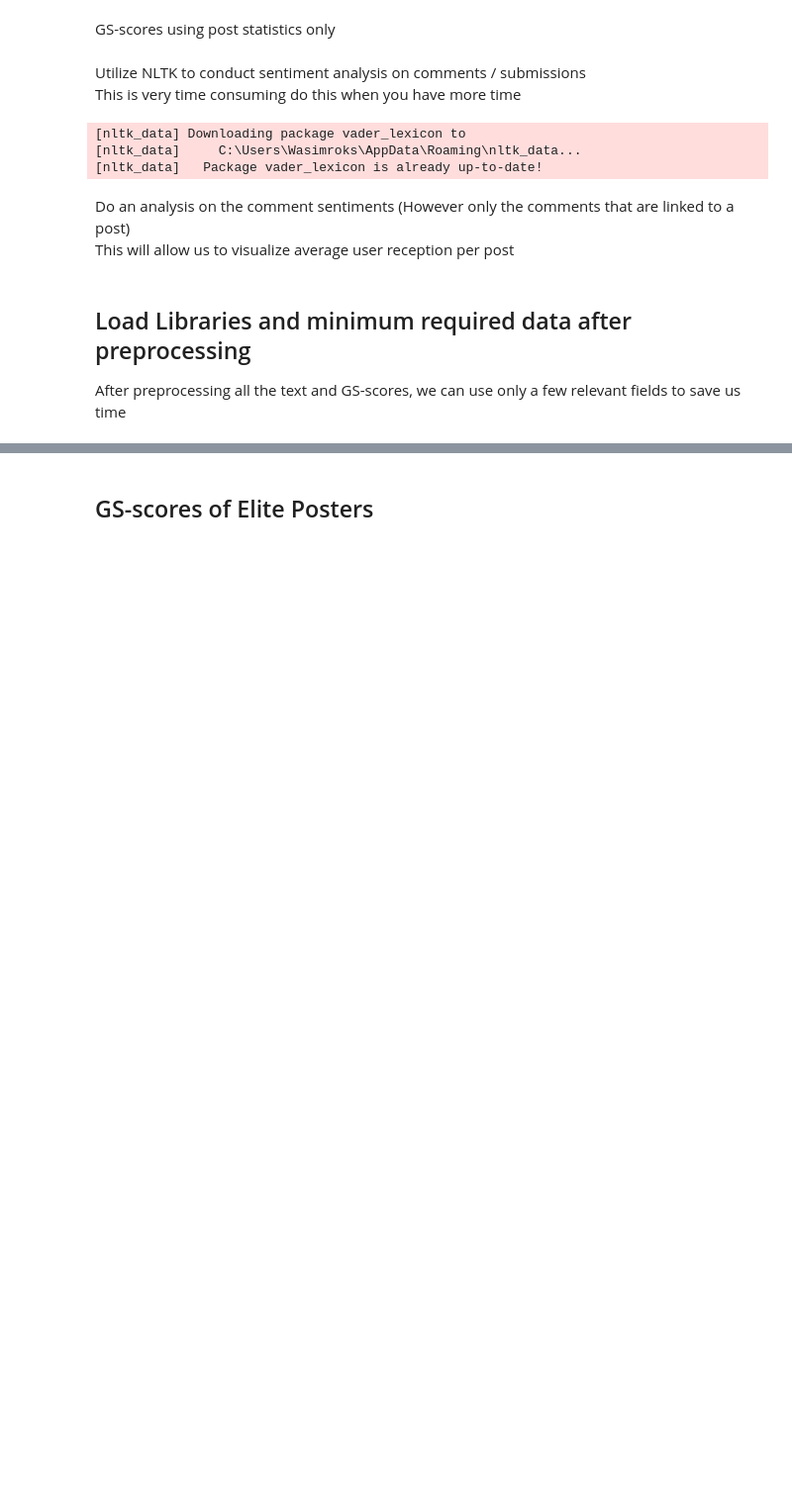
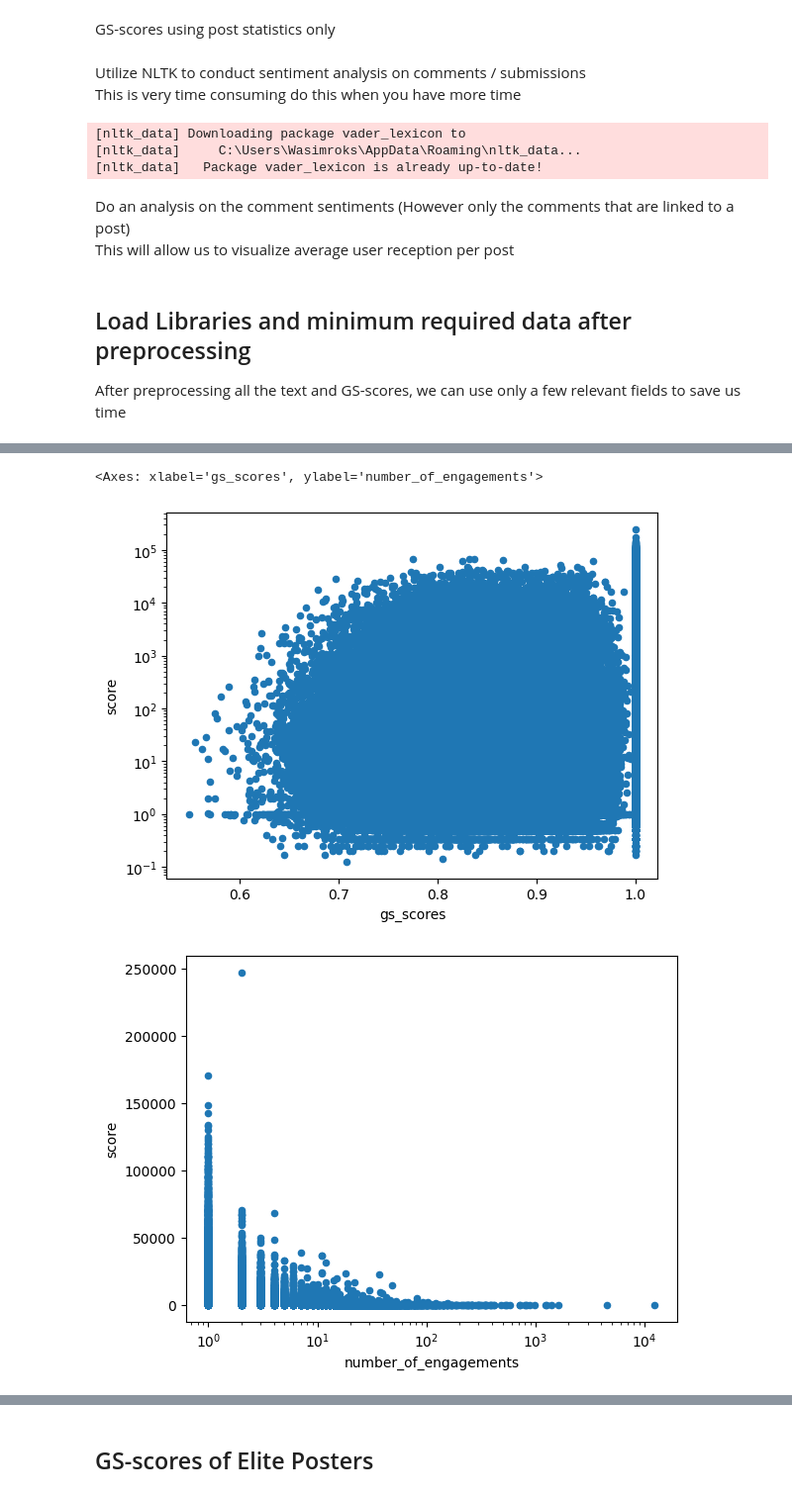
Before and after one commit to wasim985/D25-project, a Jupyter notebook: analysis/analysis.ipynb, the cells around one changed output, grey strips where cells are left out. Shown at 99% size. Saved outputs shown, nothing was run; the diff lists cells and outputs as text; code cells hidden in the pictures; blank space fills up the shorter version.

```diff
--- a/analysis/analysis.ipynb
+++ b/analysis/analysis.ipynb
@@ -181,0 +190,13 @@ Hypothesis to test: Can GS-scores of communities contribute to their emotions an
+# %%
+sentiment_title = pd.read_csv('post_title_sentiments.csv')
+comments_sentiment = pd.read_csv('post_comment_sentiments.csv')
+post_fields = ['id','author','subreddit','score','created_utc']
+posts = pd.read_csv('text_submissions.csv',usecols=post_fields)
+# %%
+#filter posts with no authors
+posts = posts[(posts['author'] != '[deleted]')]
+#parse time data
+posts['created_utc'] = pd.to_numeric(posts['created_utc'], errors='coerce')
+posts['time'] = pd.to_datetime(posts['created_utc'],utc=True,unit='s')
+#drop rows with na
+posts = posts.dropna()
@@ -181,0 +205,2 @@ Hypothesis to test: Can GS-scores of communities contribute to their emotions an
+# %%
+posts_1 = posts.merge(posts_gs[['author','gs_scores','number_of_engagements']],on='author')
@@ -194,0 +240,2 @@ Community GS-Score's and Top Post submitters [Elite Posters]
+# %%
+posts_score = posts_1.copy()
@@ -194,0 +258,8 @@ Community GS-Score's and Top Post submitters [Elite Posters]
+# %%
+posts_score.groupby('author').mean('score').plot.scatter(x='gs_scores',y='score',logy=True)
+posts_score.groupby('author').mean('score').plot.scatter(x='number_of_engagements',y='score',logx=True)
+posts_gs.plot.scatter(x='gs_scores',y='number_of_engagements',logy=True)
+# %% [output]
+<Axes: xlabel='gs_scores', ylabel='number_of_engagements'>
+[figure, added]
+[figure, added]
```
Also changed, not shown: parts of 76 cells of this notebook, 3 other files.
